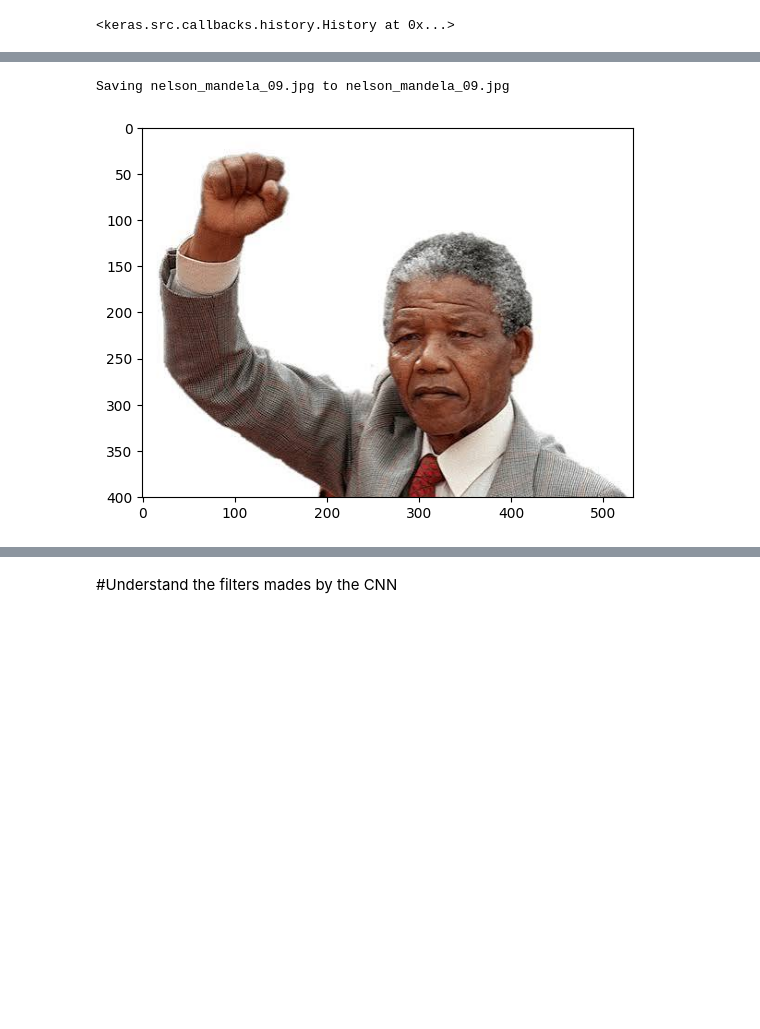
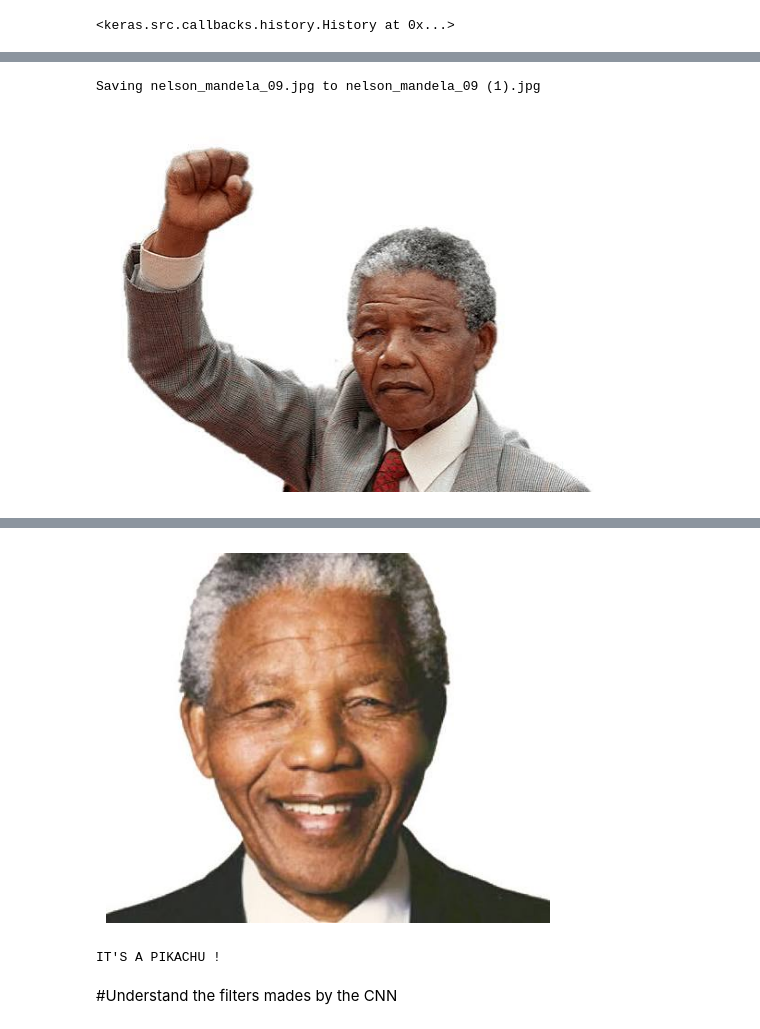
Before and after one commit to chgoudja-wq/projet_Licence_CNN, a Jupyter notebook: A_deep_introduction_to_CNN (1).ipynb, the cells around one changed output, grey strips where cells are left out. Drawn from its saved outputs; the diff is of its cells as text; code cells hidden in the pictures; blank space fills up the shorter version.

```diff
--- a/A_deep_introduction_to_CNN (1).ipynb
+++ b/A_deep_introduction_to_CNN (1).ipynb
@@ -329,24 +329,37 @@ Epoch 2/2
 model.summary()
 # %%
 from google.colab import files
+import cv2
+import numpy as np
+import matplotlib.pyplot as plt
+
 file_to_predict = files.upload()
+
 for file_ in file_to_predict:
-    image_to_predict = cv2.imread(file_,cv2.IMREAD_COLOR)
+    image_to_predict = cv2.imread(file_, cv2.IMREAD_COLOR)
     plt.imshow(cv2.cvtColor(image_to_predict, cv2.COLOR_BGR2RGB))
+    plt.axis('off')
     plt.show()
-    img_to_predict = np.expand_dims(cv2.resize(image_to_predict,(200,200)), axis=0)
-    res = model.predict_classes(img_to_predict)
-    print(model.predict_classes(img_to_predict))
-    print(model.predict(img_to_predict))
+
+    img_to_predict = np.expand_dims(cv2.resize(image_to_predict, (200, 200)), axis=0)
+
+    pred = model.predict(img_to_predict)
+    print(pred)
+
+    # Cas binaire sigmoid
+    res = (pred > 0.5).astype(int)[0][0]
+
     if res == 1:
         plt.imshow(cv2.cvtColor(image_pikachu, cv2.COLOR_BGR2RGB))
+        plt.axis('off')
         plt.show()
         print("IT'S A PIKACHU !")
-    elif res == 0 :
+    else:
         plt.imshow(cv2.cvtColor(image_rondoudou, cv2.COLOR_BGR2RGB))
+        plt.axis('off')
         plt.show()
         print("IT'S A RONDOUDOU !")
 # %% [output]
 [interactive output not drawn]
-Saving nelson_mandela_09.jpg to nelson_mandela_09.jpg
+Saving nelson_mandela_09.jpg to nelson_mandela_09 (1).jpg
-[figure, old version]
+[figure, new version]
@@ -354,3 +368,5 @@ AttributeError: 'Sequential' object has no attribute 'predict_classes'
+[figure, added]
+IT'S A PIKACHU !
 # %% [markdown]
 #Understand the filters mades by the CNN
 # %%
```
Also changed, not shown: parts of 1 cell of this notebook.
